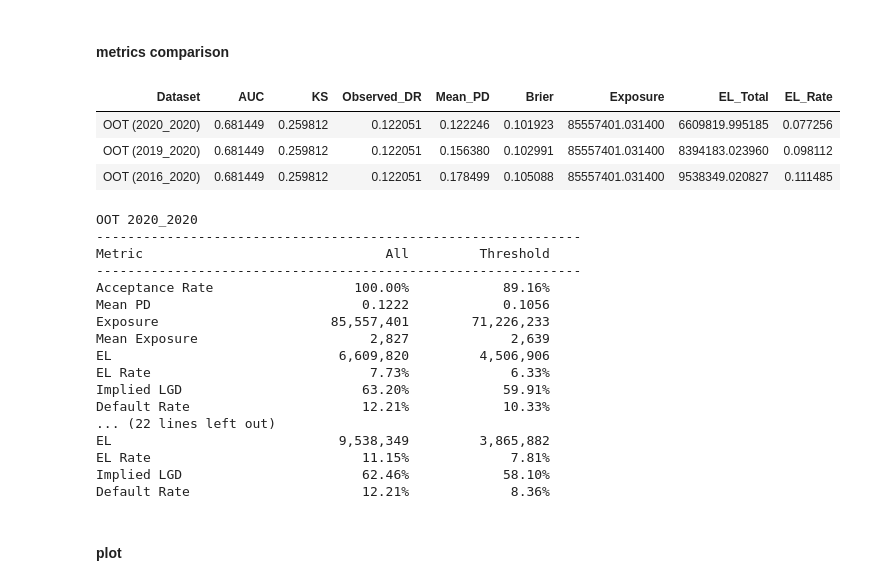
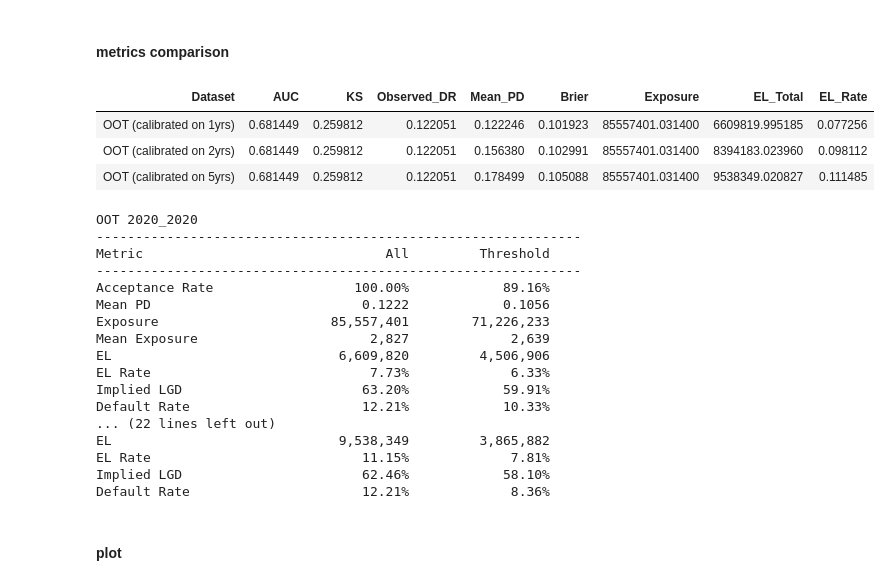
Before and after one commit to kostis2019/CREDIT-RISK-FRAMEWORK, a Jupyter notebook: notebooks/04_analysis_calibration.ipynb, the cells around one changed output. Saved outputs shown, nothing was run; the diff lists cells and outputs as text; code cells hidden in the pictures.

```diff
--- a/notebooks/04_analysis_calibration.ipynb
+++ b/notebooks/04_analysis_calibration.ipynb
@@ -69,16 +69,12 @@ DefaultDate range:  2016-04-29 00:00:00 2023-10-13 00:00:00
 # %%
 # SPLIT TRAIN/TEST/OOT
 
-windows = {"train": (2016, 2018), "test":  (2019, 2020), "toot":  (2021, 2021)}
+windows = {"oot":  (2021, 2021)}
 
 splits = my_time_split(this_dataset, "LoanYear", windows)
 
-X_trai = splits["train"]["X"]
-y_trai = splits["train"]["y"]
-X_test = splits["test"]["X"]
-y_test = splits["test"]["y"]
-X_toot = splits["toot"]["X"]
-y_toot = splits["toot"]["y"]
+X_oot = splits["oot"]["X"]
+y_oot = splits["oot"]["y"]
 
 # SPLIT CALIBRATION WINDOWS: 5years/2years/1year
 
@@ -86,12 +82,12 @@ windows = {"lon": (2016, 2020), "mid":  (2019, 2020), "sho":  (2020, 2020)}
 
 splits = my_time_split(this_dataset, "LoanYear", windows)
 
-X_test_2016_2020 = splits["lon"]["X"]
-y_test_2016_2020 = splits["lon"]["y"]
-X_test_2019_2020 = splits["mid"]["X"]
-y_test_2019_2020 = splits["mid"]["y"]
-X_test_2020_2020 = splits["sho"]["X"]
-y_test_2020_2020 = splits["sho"]["y"]
+X_2016_2020 = splits["lon"]["X"]
+y_2016_2020 = splits["lon"]["y"]
+X_2019_2020 = splits["mid"]["X"]
+y_2019_2020 = splits["mid"]["y"]
+X_2020_2020 = splits["sho"]["X"]
+y_2020_2020 = splits["sho"]["y"]
 # %% [output]
 ============================================================
 SPLIT SUMMARY
@@ -405,23 +271,23 @@ EL Rate     : 13.08%
 # %%
 # comparison of basic metrics
 
 results_all = pd.DataFrame([
-    results["2020_2020"]["metrics_after"],
-    results["2019_2020"]["metrics_after"],
-    results["2016_2020"]["metrics_after"]
+    results["calibrated on 1yrs"]["metrics_after"],
+    results["calibrated on 2yrs"]["metrics_after"],
+    results["calibrated on 5yrs"]["metrics_after"]
 ])
 display(results_all.style.hide(axis="index"))
 
 # apply PD threshold and compare metrics
 
-my_threshold_metrics(y_toot, results["2020_2020"]["predictions"]["PD"], 0.20, results["2020_2020"]["predictions"]["Amount"], results["2020_2020"]["predictions"]["EL"], dataset_name="OOT 2020_2020", verbose=True)
-my_threshold_metrics(y_toot, results["2019_2020"]["predictions"]["PD"], 0.20, results["2019_2020"]["predictions"]["Amount"], results["2019_2020"]["predictions"]["EL"], dataset_name="OOT 2019_2020", verbose=True)
-my_threshold_metrics(y_toot, results["2016_2020"]["predictions"]["PD"], 0.20, results["2016_2020"]["predictions"]["Amount"], results["2016_2020"]["predictions"]["EL"], dataset_name="OOT 2016_2020", verbose=True)
+my_threshold_metrics(y_oot, results["calibrated on 1yrs"]["predictions"]["PD"], 0.20, results["calibrated on 1yrs"]["predictions"]["Amount"], results["calibrated on 1yrs"]["predictions"]["EL"], dataset_name="OOT 2020_2020", verbose=True)
+my_threshold_metrics(y_oot, results["calibrated on 2yrs"]["predictions"]["PD"], 0.20, results["calibrated on 2yrs"]["predictions"]["Amount"], results["calibrated on 2yrs"]["predictions"]["EL"], dataset_name="OOT 2019_2020", verbose=True)
+my_threshold_metrics(y_oot, results["calibrated on 5yrs"]["predictions"]["PD"], 0.20, results["calibrated on 5yrs"]["predictions"]["Amount"], results["calibrated on 5yrs"]["predictions"]["EL"], dataset_name="OOT 2016_2020", verbose=True)
 # %% [output]
 | Dataset | AUC | KS | Observed_DR | Mean_PD | Brier | Exposure | EL_Total | EL_Rate |
-| OOT (2020_2020) | 0.681449 | 0.259812 | 0.122051 | 0.122246 | 0.101923 | 85557401.031400 | 6609819.995185 | 0.077256 |
-| OOT (2019_2020) | 0.681449 | 0.259812 | 0.122051 | 0.156380 | 0.102991 | 85557401.031400 | 8394183.023960 | 0.098112 |
-| OOT (2016_2020) | 0.681449 | 0.259812 | 0.122051 | 0.178499 | 0.105088 | 85557401.031400 | 9538349.020827 | 0.111485 |
+| OOT (calibrated on 1yrs) | 0.681449 | 0.259812 | 0.122051 | 0.122246 | 0.101923 | 85557401.031400 | 6609819.995185 | 0.077256 |
+| OOT (calibrated on 2yrs) | 0.681449 | 0.259812 | 0.122051 | 0.156380 | 0.102991 | 85557401.031400 | 8394183.023960 | 0.098112 |
+| OOT (calibrated on 5yrs) | 0.681449 | 0.259812 | 0.122051 | 0.178499 | 0.105088 | 85557401.031400 | 9538349.020827 | 0.111485 |
 OOT 2020_2020
 --------------------------------------------------------------
 Metric                               All         Threshold
```
Also changed, not shown: parts of 4 cells of this notebook, 5 other files.
